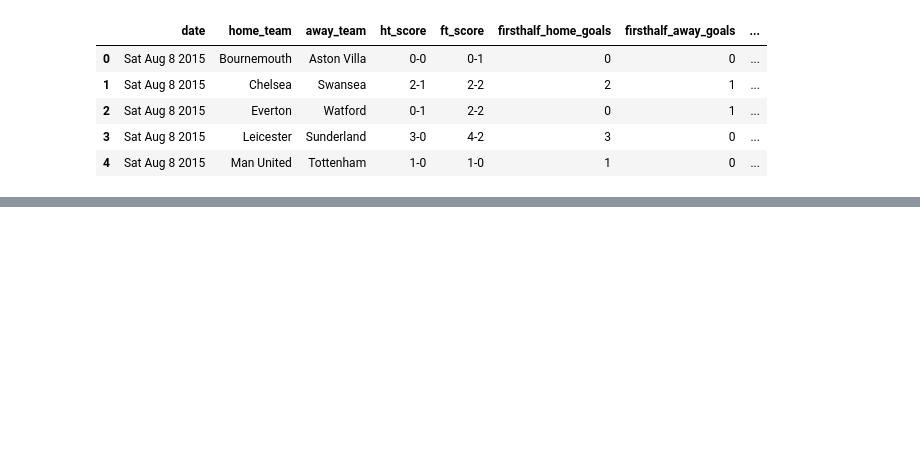
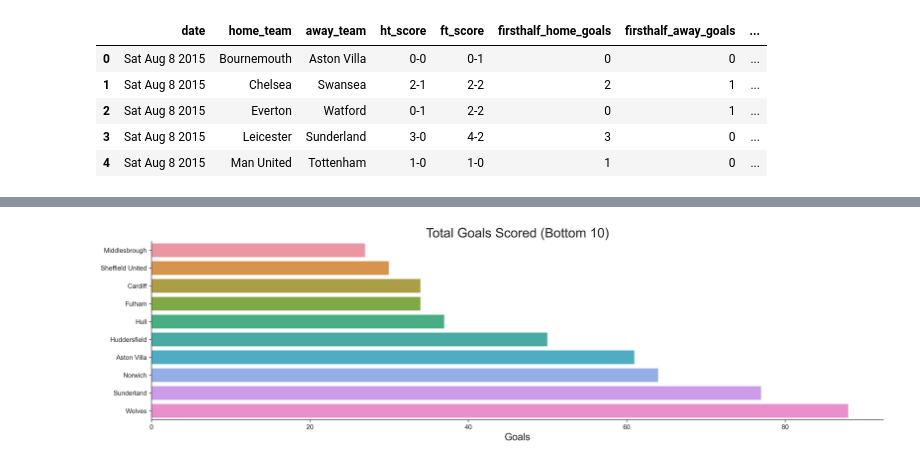
Before and after one commit to meehadjawwad/Premier-League-Analysis, a Jupyter notebook: jupyter_notebooks/analysis.ipynb, the cells around one changed output, grey strips where cells are left out. Cells and saved outputs as stored; diff of their text form; code cells hidden in the pictures; blank space fills up the shorter version.

```diff
--- a/jupyter_notebooks/analysis.ipynb
+++ b/jupyter_notebooks/analysis.ipynb
@@ -108,0 +116,4 @@ group_1
+# %%
+df_goals_scored_bottom_10 = df_goals_scored.sort_values(by='goals')
+df_goals_scored_bottom_10 = df_goals_scored_bottom_10[:10]
+df_goals_scored_bottom_10
@@ -108,0 +132,11 @@ group_1
+# %%
+plt.figure(figsize=(20, 5), dpi=300)
+sns.barplot(data=df_goals_scored_bottom_10,
+           x='goals',
+           y='team')
+plt.xlabel('Goals', fontsize=15)
+plt.ylabel('')
+plt.title('Total Goals Scored (Bottom 10)', fontsize=20)
+sns.despine(top=True);
+# %% [output]
+[figure, added]
```
Also changed, not shown: parts of 54 cells of this notebook.
